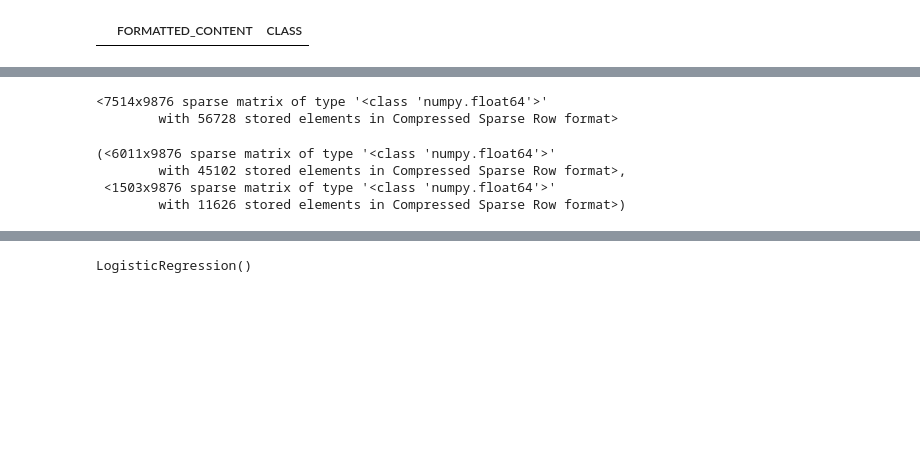
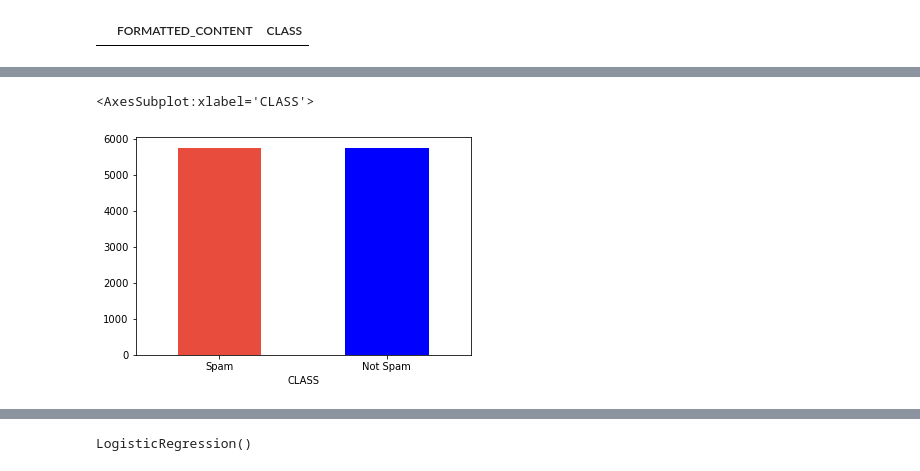
Before and after one commit to Soumya-Dey/YouTube-spam-detection-system, a Jupyter notebook: training.ipynb, the cells around one changed output, grey strips where cells are left out. Drawn from its saved outputs; the diff is of its cells as text; code cells hidden in the pictures; blank space fills up the shorter version.

```diff
--- a/training.ipynb
+++ b/training.ipynb
@@ -71,8 +56,0 @@ tfidf_transformer = TfidfTransformer()
-# %%
-train_content_counts = count_vect.fit_transform(data['FORMATTED_CONTENT'])
-train_content_counts
-train_content_tfidf = tfidf_transformer.fit_transform(train_content_counts)
-train_content_tfidf
-# %% [output]
-<7514x9876 sparse matrix of type '<class 'numpy.float64'>'
-        with 56728 stored elements in Compressed Sparse Row format>
@@ -81,10 +57,8 @@ train_content, test_content, train_class, test_class = train_test_split(train_co
-# %%
-train_content, test_content
-# %% [output]
-(<6011x9876 sparse matrix of type '<class 'numpy.float64'>'
-        with 45102 stored elements in Compressed Sparse Row format>,
- <1503x9876 sparse matrix of type '<class 'numpy.float64'>'
-        with 11626 stored elements in Compressed Sparse Row format>)
+# %%
+pd.DataFrame({"CLASS": ["Spam", "Not Spam"], "COUNT": data["CLASS"].value_counts()}).plot.bar(x="CLASS", y="COUNT", rot=0, legend=False, color=["#e74c3c", "blue"])
+# %% [output]
+<AxesSubplot:xlabel='CLASS'>
+[figure, added]
 # %%
 train_content, test_content, train_class, test_class = train_test_split(data['FORMATTED_CONTENT'],data['CLASS'],test_size=0.2,random_state=45)
 # %%
```
Also changed, not shown: parts of 32 cells of this notebook, 9 other files.
